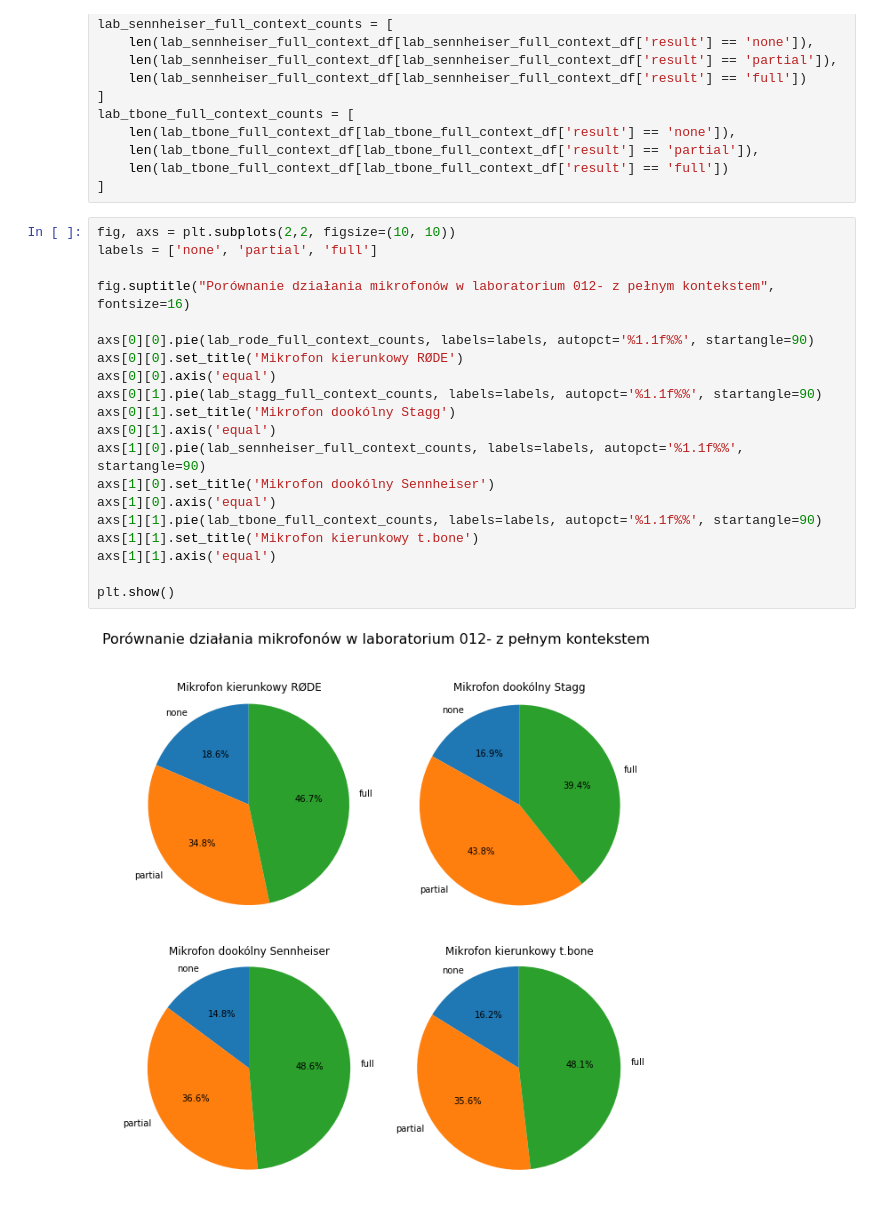
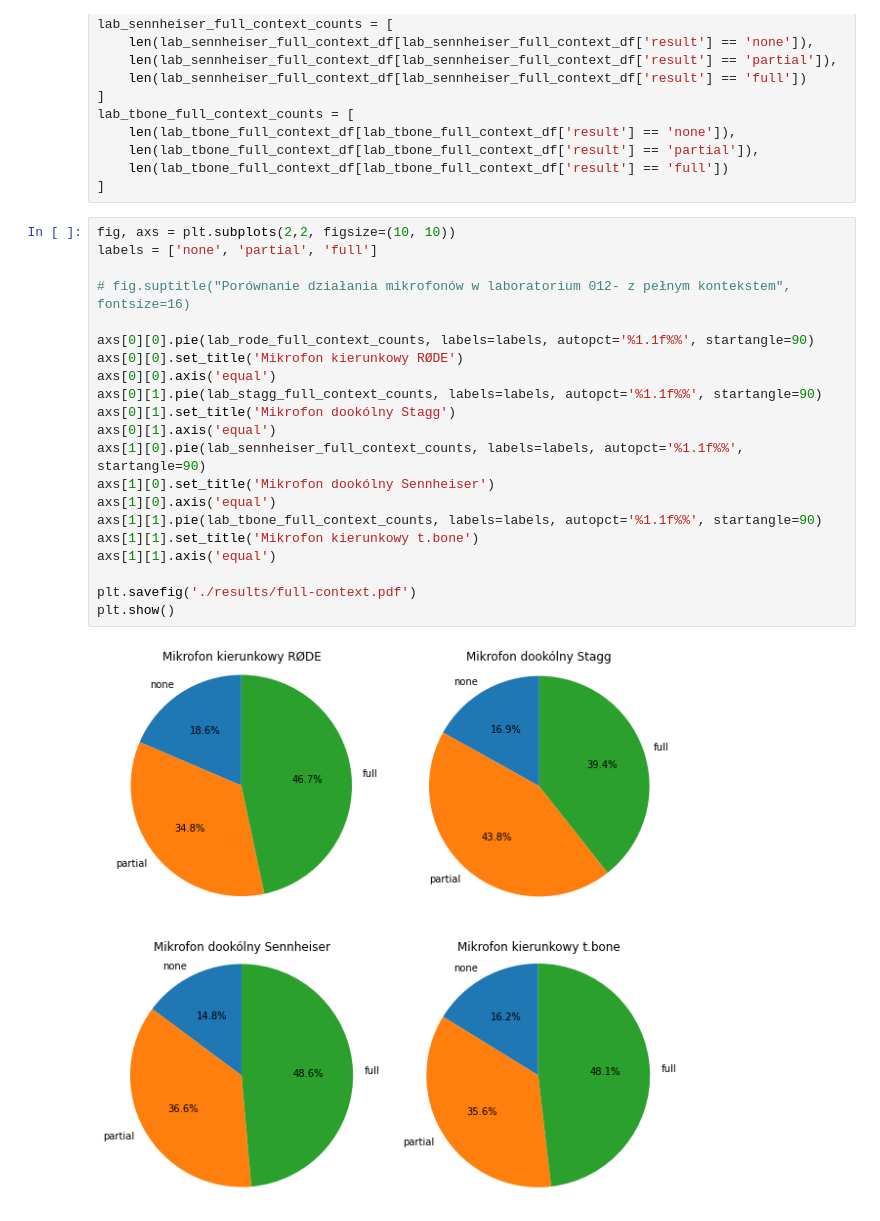
Before and after one commit to kubasikora/transcription-tool, a Jupyter notebook: Badania-mikrofonow.ipynb, the cells around one changed output. Saved outputs shown, nothing was run; the diff lists cells and outputs as text.

```diff
--- a/Badania-mikrofonow.ipynb
+++ b/Badania-mikrofonow.ipynb
@@ -753,25 +784,26 @@ lab_tbone_full_context_counts = [
 # %%
 fig, axs = plt.subplots(2,2, figsize=(10, 10))
 labels = ['none', 'partial', 'full']
 
-fig.suptitle("Porównanie działania mikrofonów w laboratorium 012- z pełnym kontekstem", fontsize=16)
+# fig.suptitle("Porównanie działania mikrofonów w laboratorium 012- z pełnym kontekstem", fontsize=16)
 
 axs[0][0].pie(lab_rode_full_context_counts, labels=labels, autopct='%1.1f%%', startangle=90)
 axs[0][0].set_title('Mikrofon kierunkowy RØDE')
 axs[0][0].axis('equal')
 axs[0][1].pie(lab_stagg_full_context_counts, labels=labels, autopct='%1.1f%%', startangle=90)
 axs[0][1].set_title('Mikrofon dookólny Stagg')
 axs[0][1].axis('equal')
 axs[1][0].pie(lab_sennheiser_full_context_counts, labels=labels, autopct='%1.1f%%', startangle=90)
 axs[1][0].set_title('Mikrofon dookólny Sennheiser')
 axs[1][0].axis('equal')
 axs[1][1].pie(lab_tbone_full_context_counts, labels=labels, autopct='%1.1f%%', startangle=90)
 axs[1][1].set_title('Mikrofon kierunkowy t.bone')
 axs[1][1].axis('equal')
 
+plt.savefig('./results/full-context.pdf')
 plt.show()
 # %% [output]
-[figure, old version]
+[figure, new version]
 # %%
 labels = [
     (0,2,'1'), (0,1,'2'), (0,0,'3'),
```
Also changed, not shown: parts of 22 cells of this notebook, 1 other file.
